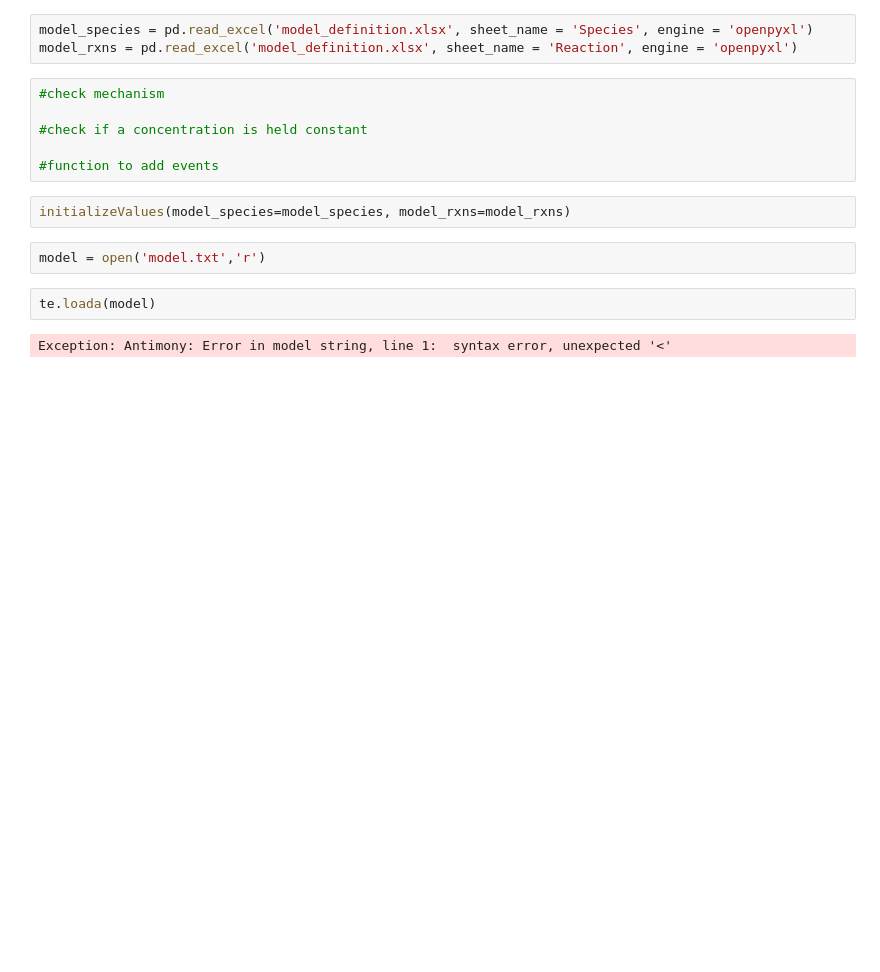
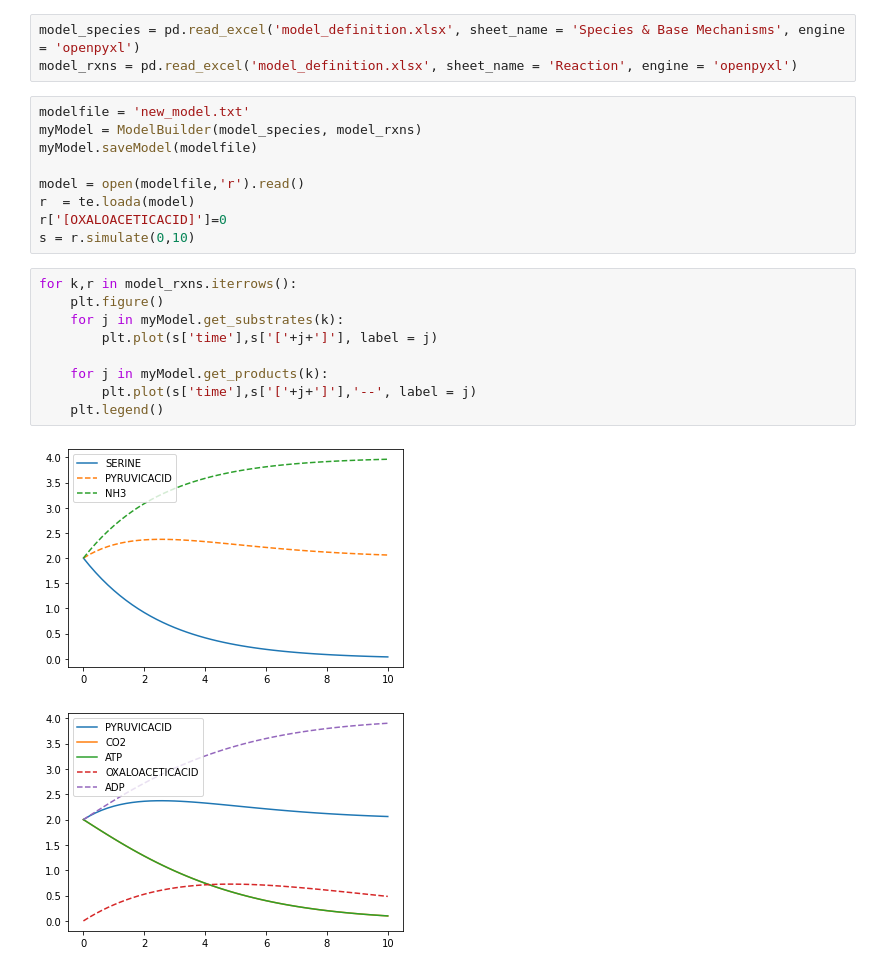
Before and after one commit to carothersresearch/ODBM, a Jupyter notebook: buildModelFromExcel.ipynb, the cells around one changed output. Saved outputs shown, nothing was run; the diff lists cells and outputs as text; blank space fills up the shorter version.

Commit message:
ModelBuilder.get_prop

```diff
--- a/buildModelFromExcel.ipynb
+++ b/buildModelFromExcel.ipynb
@@ -6,17 +7,24 @@ from buildModelFromExcel import initializeValues, writeReactions
 # %%
-model_species = pd.read_excel('model_definition.xlsx', sheet_name = 'Species', engine = 'openpyxl')
+model_species = pd.read_excel('model_definition.xlsx', sheet_name = 'Species & Base Mechanisms', engine = 'openpyxl')
 model_rxns = pd.read_excel('model_definition.xlsx', sheet_name = 'Reaction', engine = 'openpyxl')
-# %%
-#check mechanism
-
-#check if a concentration is held constant
-
-#function to add events
-# %%
-initializeValues(model_species=model_species, model_rxns=model_rxns)
-# %%
-model = open('model.txt','r')
-# %%
-te.loada(model)
-# %% [output]
-Exception: Antimony: Error in model string, line 1:  syntax error, unexpected '<'
+# %%
+modelfile = 'new_model.txt'
+myModel = ModelBuilder(model_species, model_rxns)
+myModel.saveModel(modelfile)
+
+model = open(modelfile,'r').read()
+r  = te.loada(model)
+r['[OXALOACETICACID]']=0
+s = r.simulate(0,10)
+# %%
+for k,r in model_rxns.iterrows():
+    plt.figure()
+    for j in myModel.get_substrates(k):
+        plt.plot(s['time'],s['['+j+']'], label = j)
+
+    for j in myModel.get_products(k):
+        plt.plot(s['time'],s['['+j+']'],'--', label = j)
+    plt.legend()
+# %% [output]
+[figure, added]
+[figure, added]
```
Also changed, not shown: parts of 2 cells of this notebook, 1 other file.
